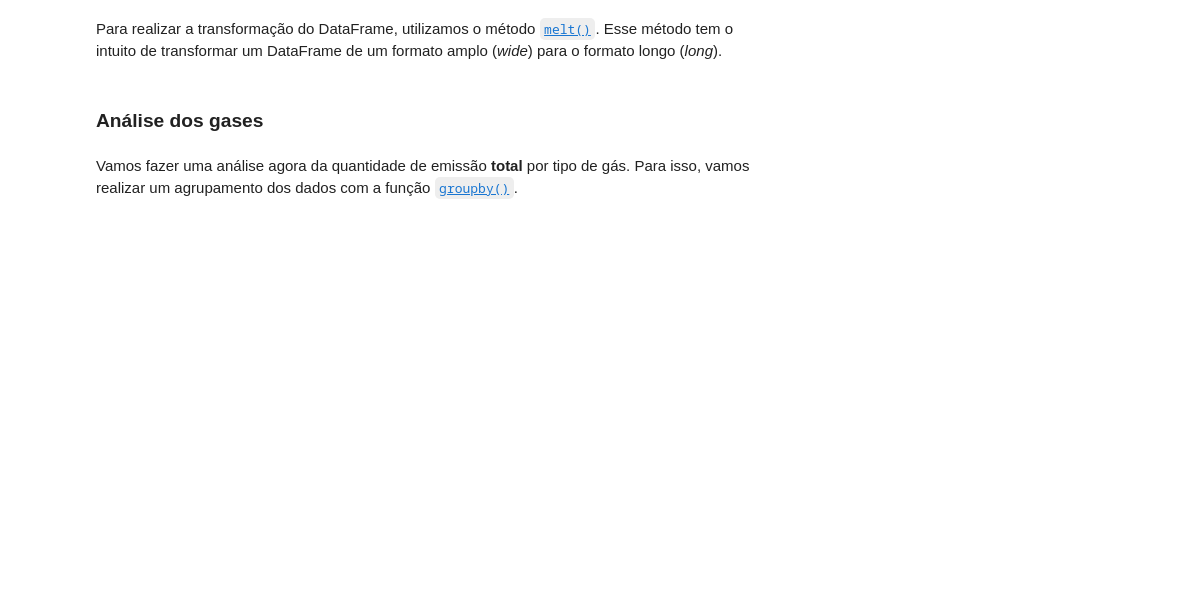
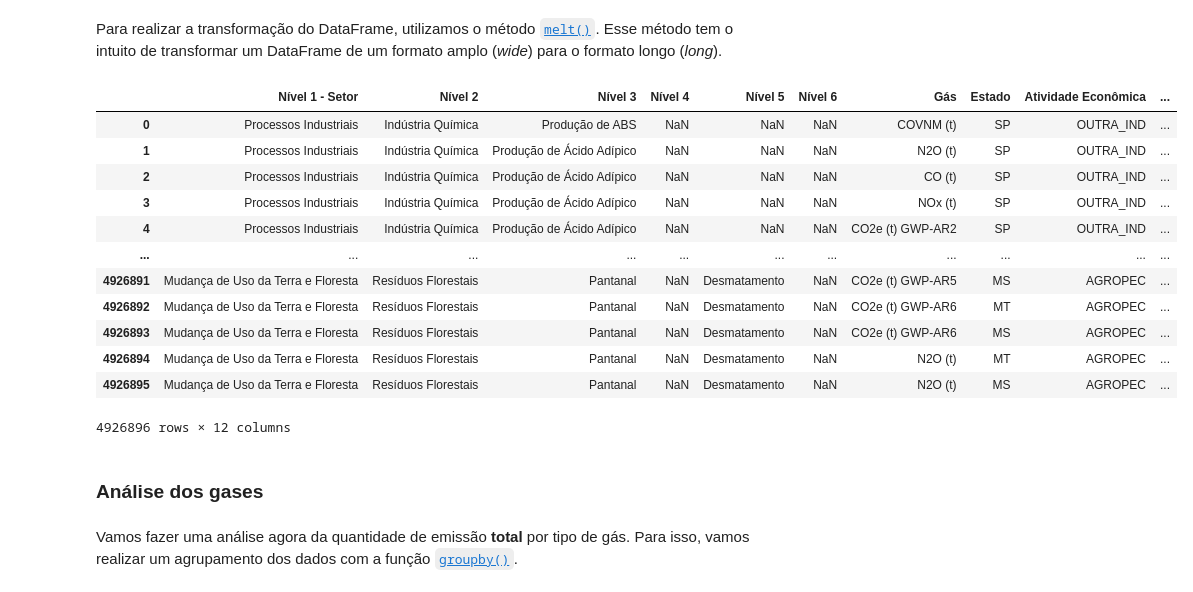
Before and after one commit to silvaBreno/alura-python-datascience, a Jupyter notebook: 7 - pandas_selecao_e_agrupamento.ipynb, the cells around one changed output. Saved outputs shown, nothing was run; the diff lists cells and outputs as text; code cells hidden in the pictures; blank space fills up the shorter version.

```diff
--- a/7 - pandas_selecao_e_agrupamento.ipynb
+++ b/7 - pandas_selecao_e_agrupamento.ipynb
@@ -191,2 +242,22 @@ Para realizar as agregações nos dados de emissão, é necessário que a base d
 # %% [markdown]
 Para realizar a transformação do DataFrame, utilizamos o método [`melt()`](https://pandas.pydata.org/docs/reference/api/pandas.melt.html). Esse método tem o intuito de transformar um DataFrame de um formato amplo (*wide*) para o formato longo (*long*).
+# %%
+# no metodo melt o id_vars é o parametro que especificamos as colunas que queremos manter
+# o parâmetro value_vars é a lista de colunas que você quer transformar em duas colunas (uma para o nome da variável e outra para os valores). Ou seja, as colunas que representam os valores que você deseja empilhar em uma coluna.
+# o var_name esse parâmetro define o nome da nova coluna que será criada para armazenar o nome das variáveis originais. Ou seja, o nome das colunas que estavam em value_vars (como 2020, 2021, etc.) será colocado nesta nova coluna.
+# o value_name esse parâmetro define o nome da nova coluna que armazenará os valores correspondentes às variáveis (os valores que estavam nas colunas de value_vars).
+emissoes_gases.melt(id_vars = colunas_info, value_vars = colunas_emissao, var_name = 'Ano', value_name = 'Emissão')
+# %% [output]
+|  | Nível 1 - Setor | Nível 2 | Nível 3 | Nível 4 | Nível 5 | Nível 6 | Gás | Estado | Atividade Econômica | ... |
+| 0 | Processos Industriais | Indústria Química | Produção de ABS | NaN | NaN | NaN | COVNM (t) | SP | OUTRA_IND | ... |
+| 1 | Processos Industriais | Indústria Química | Produção de Ácido Adípico | NaN | NaN | NaN | N2O (t) | SP | OUTRA_IND | ... |
+| 2 | Processos Industriais | Indústria Química | Produção de Ácido Adípico | NaN | NaN | NaN | CO (t) | SP | OUTRA_IND | ... |
+| 3 | Processos Industriais | Indústria Química | Produção de Ácido Adípico | NaN | NaN | NaN | NOx (t) | SP | OUTRA_IND | ... |
+| 4 | Processos Industriais | Indústria Química | Produção de Ácido Adípico | NaN | NaN | NaN | CO2e (t) GWP-AR2 | SP | OUTRA_IND | ... |
+| ... | ... | ... | ... | ... | ... | ... | ... | ... | ... | ... |
+| 4926891 | Mudança de Uso da Terra e Floresta | Resíduos Florestais | Pantanal | NaN | Desmatamento | NaN | CO2e (t) GWP-AR5 | MS | AGROPEC | ... |
+| 4926892 | Mudança de Uso da Terra e Floresta | Resíduos Florestais | Pantanal | NaN | Desmatamento | NaN | CO2e (t) GWP-AR6 | MT | AGROPEC | ... |
+| 4926893 | Mudança de Uso da Terra e Floresta | Resíduos Florestais | Pantanal | NaN | Desmatamento | NaN | CO2e (t) GWP-AR6 | MS | AGROPEC | ... |
+| 4926894 | Mudança de Uso da Terra e Floresta | Resíduos Florestais | Pantanal | NaN | Desmatamento | NaN | N2O (t) | MT | AGROPEC | ... |
+| 4926895 | Mudança de Uso da Terra e Floresta | Resíduos Florestais | Pantanal | NaN | Desmatamento | NaN | N2O (t) | MS | AGROPEC | ... |
+4926896 rows × 12 columns
```
Also changed, not shown: parts of 16 cells of this notebook, 3 other files.
